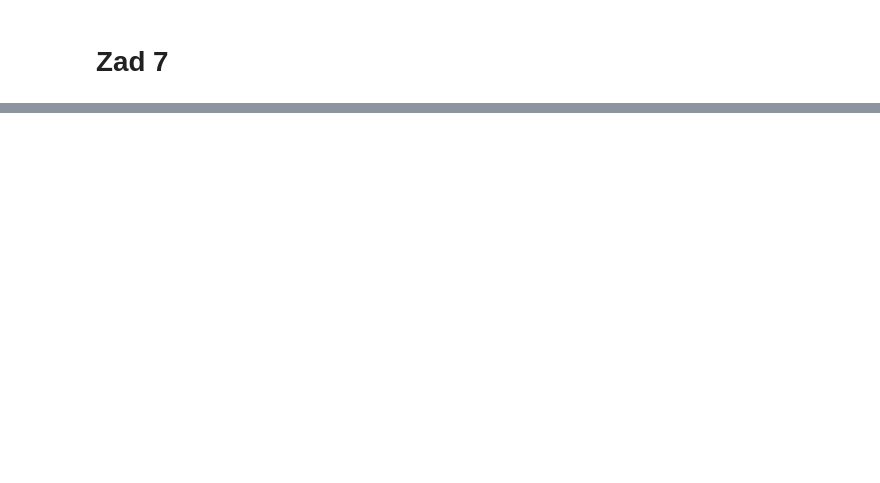
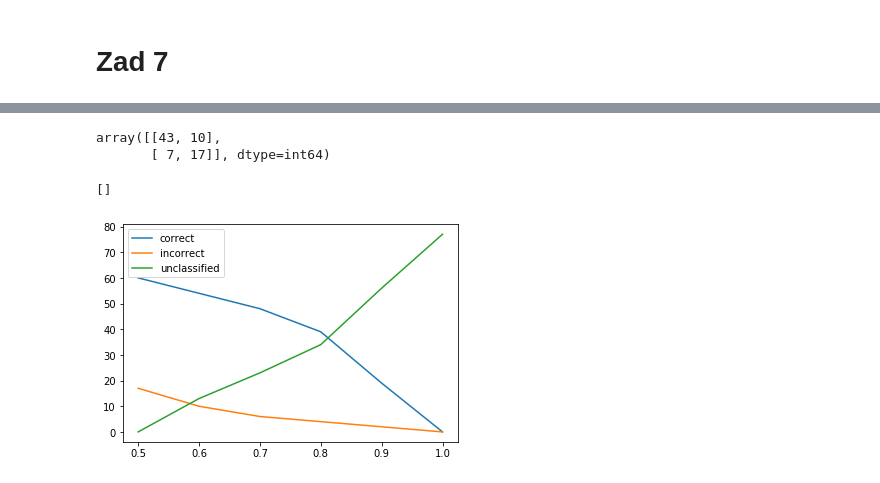
Before and after one commit to TheCommonCold/UM-lab-7-8, a Jupyter notebook: UM-lab8.ipynb, the cells around one changed output, grey strips where cells are left out. Drawn from its saved outputs; the diff is of its cells as text; code cells hidden in the pictures; blank space fills up the shorter version.

```diff
--- a/UM-lab8.ipynb
+++ b/UM-lab8.ipynb
@@ -30,3 +31,8 @@ scaler = StandardScaler()
 scaler.fit(X_train)
 X_train = scaler.transform(X_train)
 X_test = scaler.transform(X_test)
+# %%
+clf = MLPClassifier(solver='adam', alpha=1e-5, hidden_layer_sizes=(8,4), activation='logistic', random_state=1342,
+                    max_iter=100000, n_iter_no_change=1000)
+
+clf.fit(X_train, y_train)
@@ -32,0 +48,48 @@ X_test = scaler.transform(X_test)
+# %%
+results = clf.predict(X_test)
+
+confusion_matrix(results, y_test)
+# %% [output]
+array([[43, 10],
+       [ 7, 17]], dtype=int64)
+# %%
+results = clf.predict_proba(X_test)
+
+thresholds = np.array([[0.50001,0.49999],[0.6, 0.4],[0.7, 0.3],[0.8, 0.2],[0.9, 0.1],[1.0, 0.0]])
+
+correct = []
+incorrect = []
+unclass = []
+
+for K1,K2 in thresholds:
+    count_correct = 0
+    count_incorrect = 0
+    count_unclass = 0
+    for i in range(len(results)):
+
+        if results[i][1]>=K1:
+            if y_test[i]==1:
+                count_correct+=1
+            else:
+                count_incorrect+=1
+        elif results[i][1]<=K2:
+            if y_test[i]==0:
+                count_correct+=1
+            else:
+                count_incorrect+=1
+        else:
+            count_unclass+=1
+    correct.append(count_correct)
+    incorrect.append(count_incorrect)
+    unclass.append(count_unclass)
+
+fig = plt.figure()
+ax = fig.add_subplot(111)
+ax.plot(thresholds[:,0], correct,label = "correct")
+ax.plot(thresholds[:,0], incorrect,label = "incorrect")
+ax.plot(thresholds[:,0], unclass,label = "unclassified")
+ax.legend()
+plt.plot()
+# %% [output]
+[]
+[figure, added]
```
Also changed, not shown: parts of 10 cells of this notebook.
